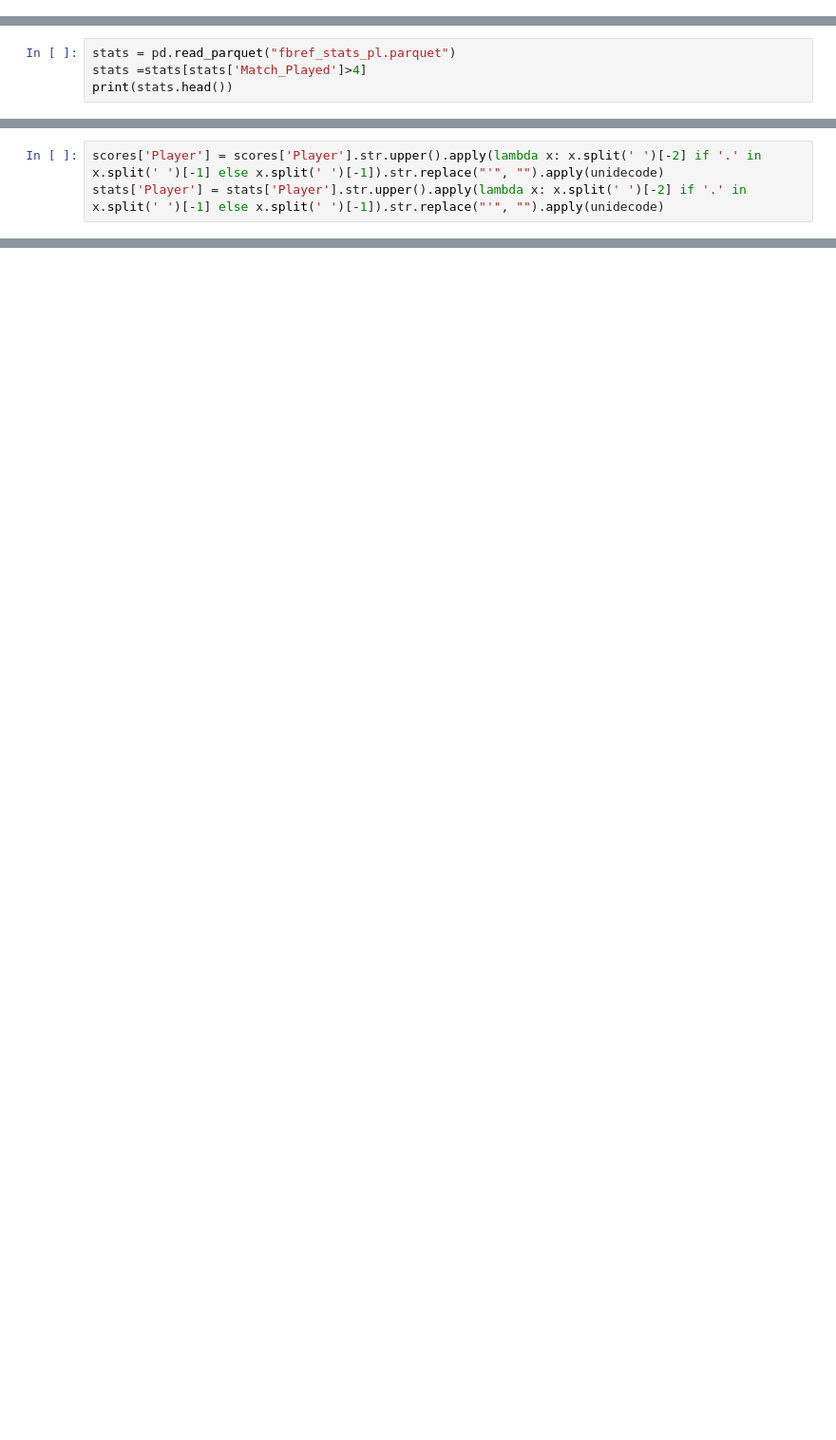
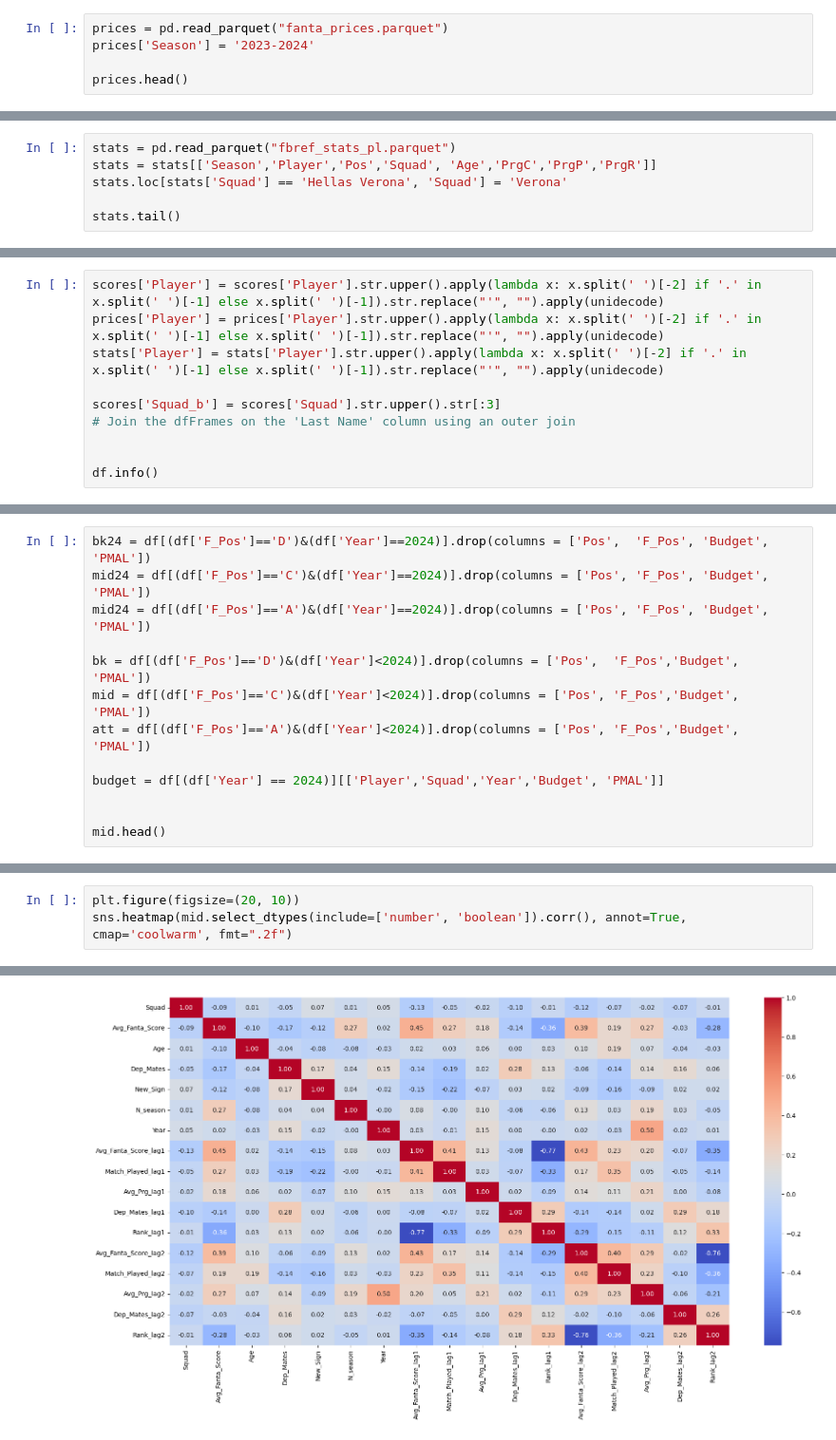
Before and after one commit to Fabio-Rossi-Hub/SerieA-Fantasy-Football, a Jupyter notebook: Notebook/1. data_analysis.ipynb, the cells around one changed output, grey strips where cells are left out. Shown: that part at 95% size. Drawn from its saved outputs; the diff is of its cells as text; blank space fills up the shorter version.

```diff
--- a/Notebook/1. data_analysis.ipynb
+++ b/Notebook/1. data_analysis.ipynb
@@ -15,0 +36,5 @@ print(scores.head())
+# %%
+prices = pd.read_parquet("fanta_prices.parquet")
+prices['Season'] = '2023-2024'
+
+prices.head()
@@ -16,5 +48,7 @@ print(scores.head())
 # %%
 stats = pd.read_parquet("fbref_stats_pl.parquet")
-stats =stats[stats['Match_Played']>4]
-print(stats.head())
+stats = stats[['Season','Player','Pos','Squad', 'Age','PrgC','PrgP','PrgR']]
+stats.loc[stats['Squad'] == 'Hellas Verona', 'Squad'] = 'Verona'
+
+stats.tail()
 # %% [output]
@@ -38,3 +61,10 @@ print(stats.head())
 # %%
 scores['Player'] = scores['Player'].str.upper().apply(lambda x: x.split(' ')[-2] if '.' in x.split(' ')[-1] else x.split(' ')[-1]).str.replace("'", "").apply(unidecode)
+prices['Player'] = prices['Player'].str.upper().apply(lambda x: x.split(' ')[-2] if '.' in x.split(' ')[-1] else x.split(' ')[-1]).str.replace("'", "").apply(unidecode)
 stats['Player'] = stats['Player'].str.upper().apply(lambda x: x.split(' ')[-2] if '.' in x.split(' ')[-1] else x.split(' ')[-1]).str.replace("'", "").apply(unidecode)
+
+scores['Squad_b'] = scores['Squad'].str.upper().str[:3]
+# Join the dfFrames on the 'Last Name' column using an outer join
+
+
+df.info()
@@ -53,0 +156,13 @@ df.head()
+# %%
+bk24 = df[(df['F_Pos']=='D')&(df['Year']==2024)].drop(columns = ['Pos',  'F_Pos', 'Budget', 'PMAL'])
+mid24 = df[(df['F_Pos']=='C')&(df['Year']==2024)].drop(columns = ['Pos', 'F_Pos', 'Budget', 'PMAL'])
+mid24 = df[(df['F_Pos']=='A')&(df['Year']==2024)].drop(columns = ['Pos', 'F_Pos', 'Budget', 'PMAL'])
+
+bk = df[(df['F_Pos']=='D')&(df['Year']<2024)].drop(columns = ['Pos',  'F_Pos','Budget', 'PMAL'])
+mid = df[(df['F_Pos']=='C')&(df['Year']<2024)].drop(columns = ['Pos', 'F_Pos','Budget', 'PMAL'])
+att = df[(df['F_Pos']=='A')&(df['Year']<2024)].drop(columns = ['Pos', 'F_Pos','Budget', 'PMAL'])
+
+budget = df[(df['Year'] == 2024)][['Player','Squad','Year','Budget', 'PMAL']]
+
+
+mid.head()
@@ -53,0 +176,4 @@ df.head()
+# %%
+plt.figure(figsize=(20, 10))
+sns.heatmap(mid.select_dtypes(include=['number', 'boolean']).corr(), annot=True, cmap='coolwarm', fmt=".2f")
+# %% [output]
@@ -53,0 +181 @@ df.head()
+[figure, added]
```
Also changed, not shown: parts of 15 cells of this notebook, 17 other files.
